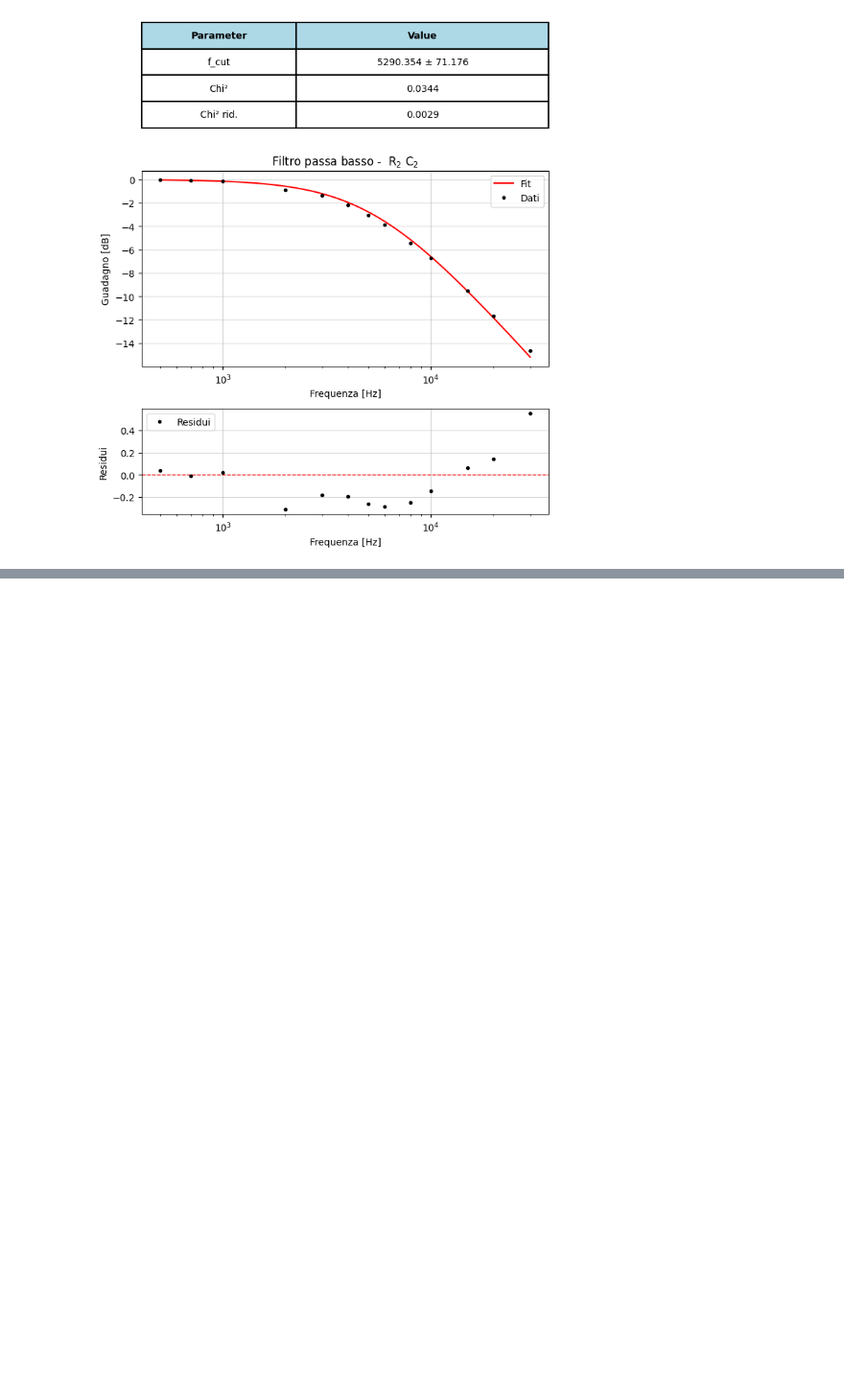
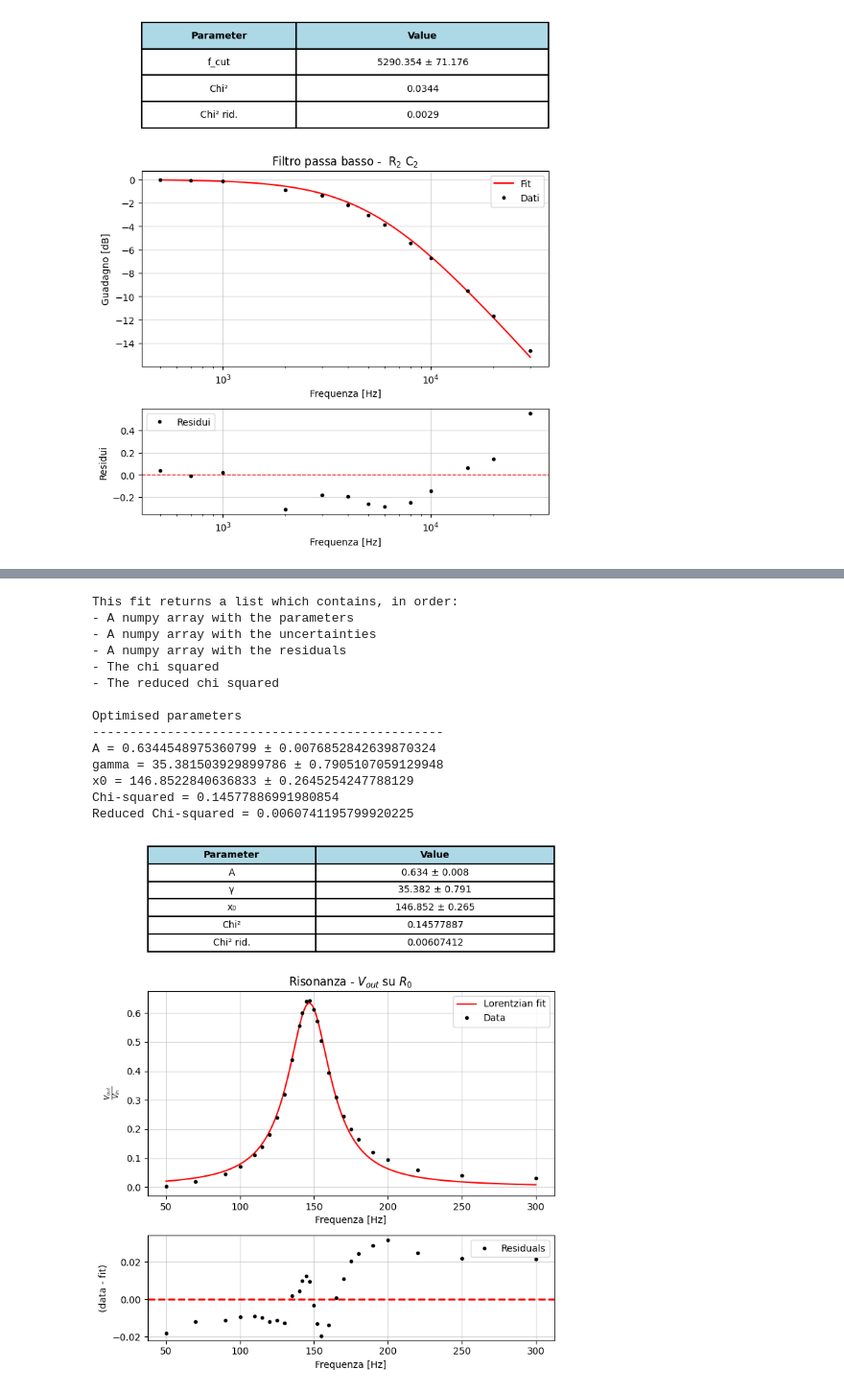
Before and after one commit to b3n3d3tt4/ultrasound, a Jupyter notebook: analisi_catena.ipynb, the cells around one changed output, grey strips where cells are left out. Shown at 96% size. Saved outputs shown, nothing was run; the diff lists cells and outputs as text; code cells hidden in the pictures; blank space fills up the shorter version.

Commit message:
caratterizzazione RLC 5 maggio

```diff
--- a/analisi_catena.ipynb
+++ b/analisi_catena.ipynb
@@ -98,0 +86,24 @@ Reduced chi-squared = 0.0029
+# %%
+# misura del 5 maggio 2025 togliendo R e usando solo R del generatore
+frq2, input2, output2 = np.loadtxt("5maggioRLC.txt", unpack=True, skiprows=1)
+
+out_in = output2/input2
+
+risonanza = bf.lorentzian(frq2, out_in, xlabel='Frequenza [Hz]', ylabel=r'$\frac{V_{out}}{V_{in}}$', titolo=r'Risonanza - $V_{out}$ su $R_0$', plot=True, save=True)
+# risonanza5_maggio = bf.bode(frq2, input2, output2, tipo="band", xlabel='Frequenza [Hz]', ylabel=r'$\frac{V_{out}}{V_{in}}$', titolo=r'Risonanza - $V_{out}$ su $R_0$', plot=True, save=True)
+# %% [output]
+This fit returns a list which contains, in order:
+- A numpy array with the parameters
+- A numpy array with the uncertainties
+- A numpy array with the residuals
+- The chi squared
+- The reduced chi squared
+
+Optimised parameters
+-----------------------------------------------
+A = 0.6344548975360799 ± 0.0076852842639870324
+gamma = 35.381503929899786 ± 0.7905107059129948
+x0 = 146.8522840636833 ± 0.2645254247788129
+Chi-squared = 0.14577886991980854
+Reduced Chi-squared = 0.0060741195799920225
+[figure, added]
```
Also changed, not shown: parts of 1 cell of this notebook, 5 other files.
